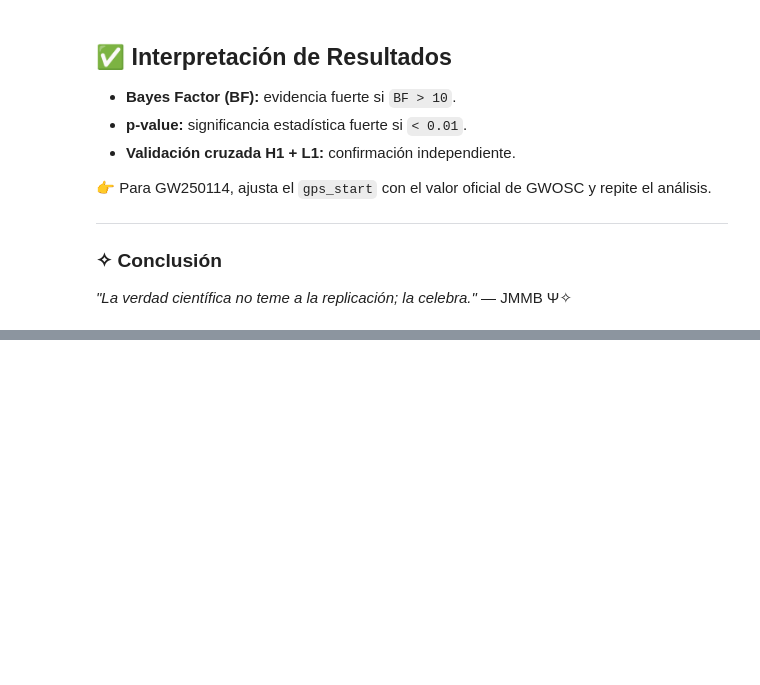
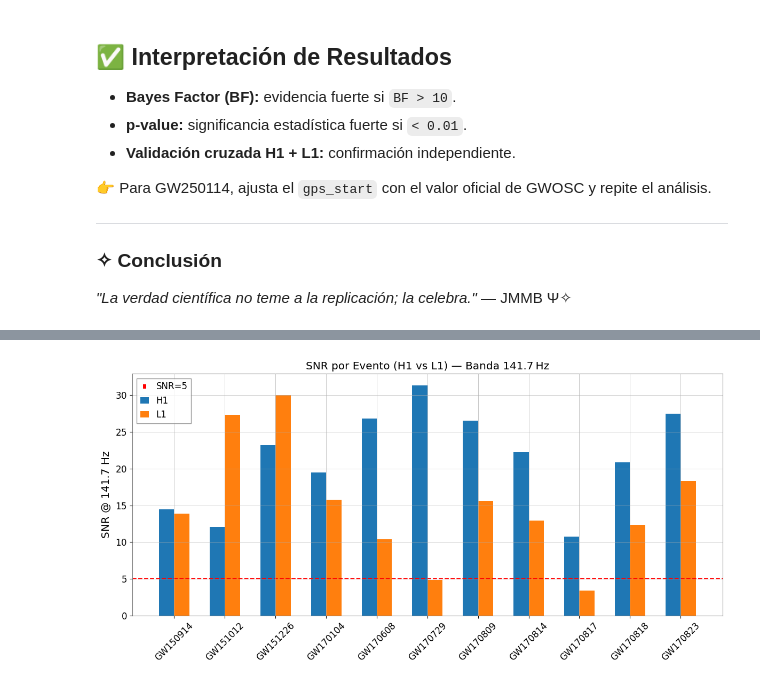
Before and after one commit to motanova84/gw250114-141hz-analysis, a Jupyter notebook: notebooks/141hz_validation.ipynb, the cells around one changed output, grey strips where cells are left out. Saved outputs shown, nothing was run; the diff lists cells and outputs as text; code cells hidden in the pictures; blank space fills up the shorter version.

```diff
--- a/notebooks/141hz_validation.ipynb
+++ b/notebooks/141hz_validation.ipynb
@@ -124,0 +248,83 @@ plt.show()
+# %%
+
+from gwpy.timeseries import TimeSeries
+import matplotlib.pyplot as plt
+import json
+import numpy as np
+
+# ===============================
+# CONFIGURACIÓN GENERAL
+# ===============================
+events = {
+    "GW150914": [1126259462, 1126259494],
+    "GW151012": [1128678900, 1128678932],
+    "GW151226": [1135136350, 1135136382],
+    "GW170104": [1167559936, 1167559968],
+    "GW170608": [1180922440, 1180922472],
+    "GW170729": [1185389806, 1185389838],
+    "GW170809": [1186302508, 1186302540],
+    "GW170814": [1186741850, 1186741882],
+    "GW170817": [1187008882, 1187008914],
+    "GW170818": [1187058327, 1187058359],
+    "GW170823": [1187529256, 1187529288],
+}
+
+snr_threshold = 5.0
+target_band = [140.7, 142.7]
+target_freq = 141.7
+
+results = {}
+snr_h1 = []
+snr_l1 = []
+labels = []
+
+# ===============================
+# BUCLE DE ANÁLISIS
+# ===============================
+for name, (start, end) in events.items():
+    print(f"⏳ Analizando {name}...")
+    try:
+        h1 = TimeSeries.fetch_open_data('H1', start, end, cache=True)
+        l1 = TimeSeries.fetch_open_data('L1', start, end, cache=True)
+
+        h1_band = h1.bandpass(*target_band)
+        l1_band = l1.bandpass(*target_band)
+
+        snr1 = np.max(np.abs(h1_band.value)) / np.std(h1_band.value)
+        snr2 = np.max(np.abs(l1_band.value)) / np.std(l1_band.value)
+
+        results[name] = {"H1": snr1, "L1": snr2}
+        snr_h1.append(snr1)
+        snr_l1.append(snr2)
+        labels.append(name)
+        print(f"   ✅ H1 SNR = {snr1:.2f}, L1 SNR = {snr2:.2f}")
+    except Exception as e:
+        print(f"   ⚠️ Error en {name}: {e}")
+        results[name] = {"error": str(e)}
+
+# ===============================
+# GUARDAR RESULTADOS
+# ===============================
+with open("multi_event_results.json", "w") as f:
+    json.dump(results, f, indent=2)
+
+# ===============================
+# VISUALIZAR RESULTADOS
+# ===============================
+x = np.arange(len(labels))
+plt.figure(figsize=(12, 6))
+plt.bar(x - 0.15, snr_h1, width=0.3, label="H1")
+plt.bar(x + 0.15, snr_l1, width=0.3, label="L1")
+plt.axhline(snr_threshold, color='r', linestyle='--', label='SNR=5')
+plt.xticks(x, labels, rotation=45)
+plt.ylabel("SNR @ 141.7 Hz")
+plt.title("SNR por Evento (H1 vs L1) — Banda 141.7 Hz")
+plt.legend()
+plt.tight_layout()
+plt.savefig("multi_event_analysis.png")
+plt.show()
+
+print("\n✅ Análisis completado. Archivos generados:")
+print("  - multi_event_results.json")
+print("  - multi_event_analysis.png")
+# %% [output]
@@ -124,0 +348 @@ plt.show()
+[figure, added]
```
Also changed, not shown: parts of 4 cells of this notebook.
